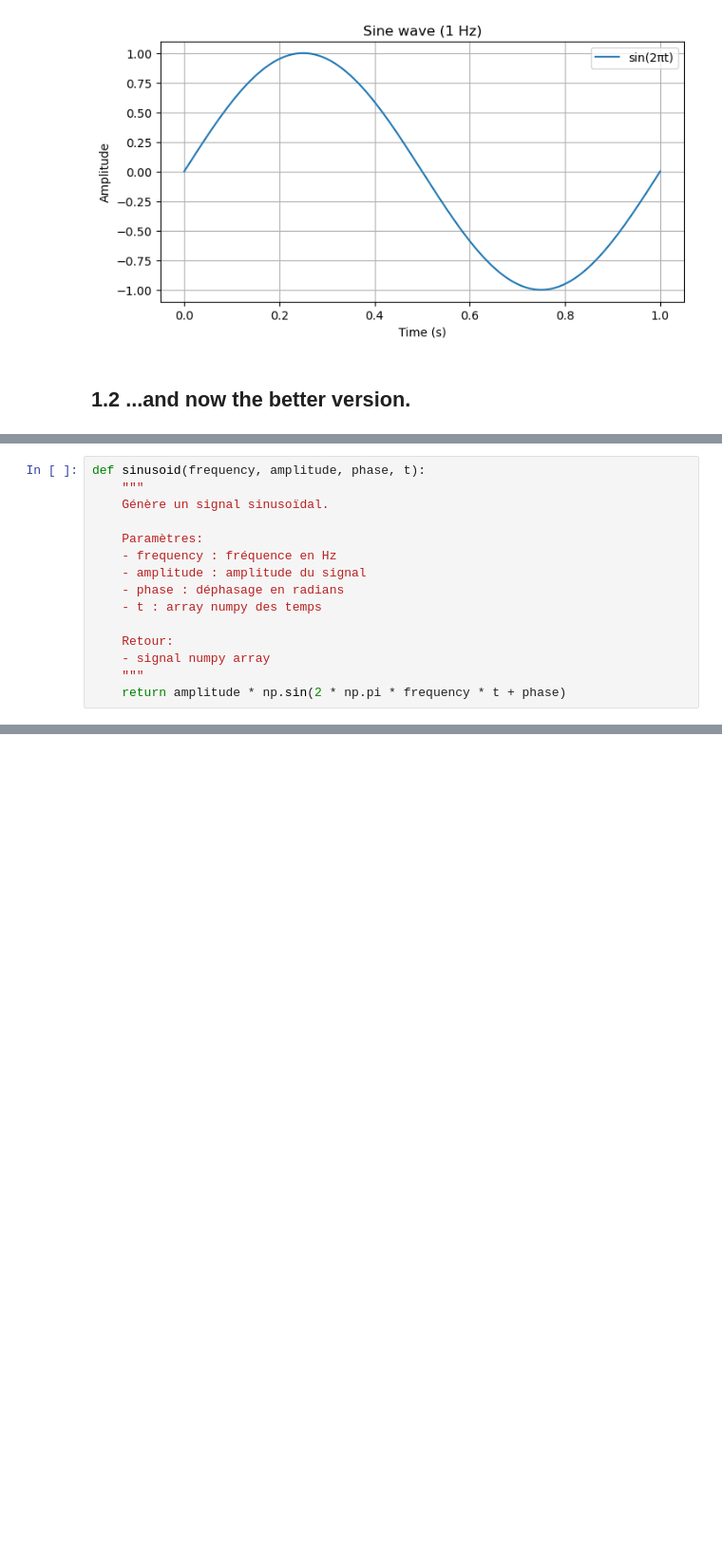
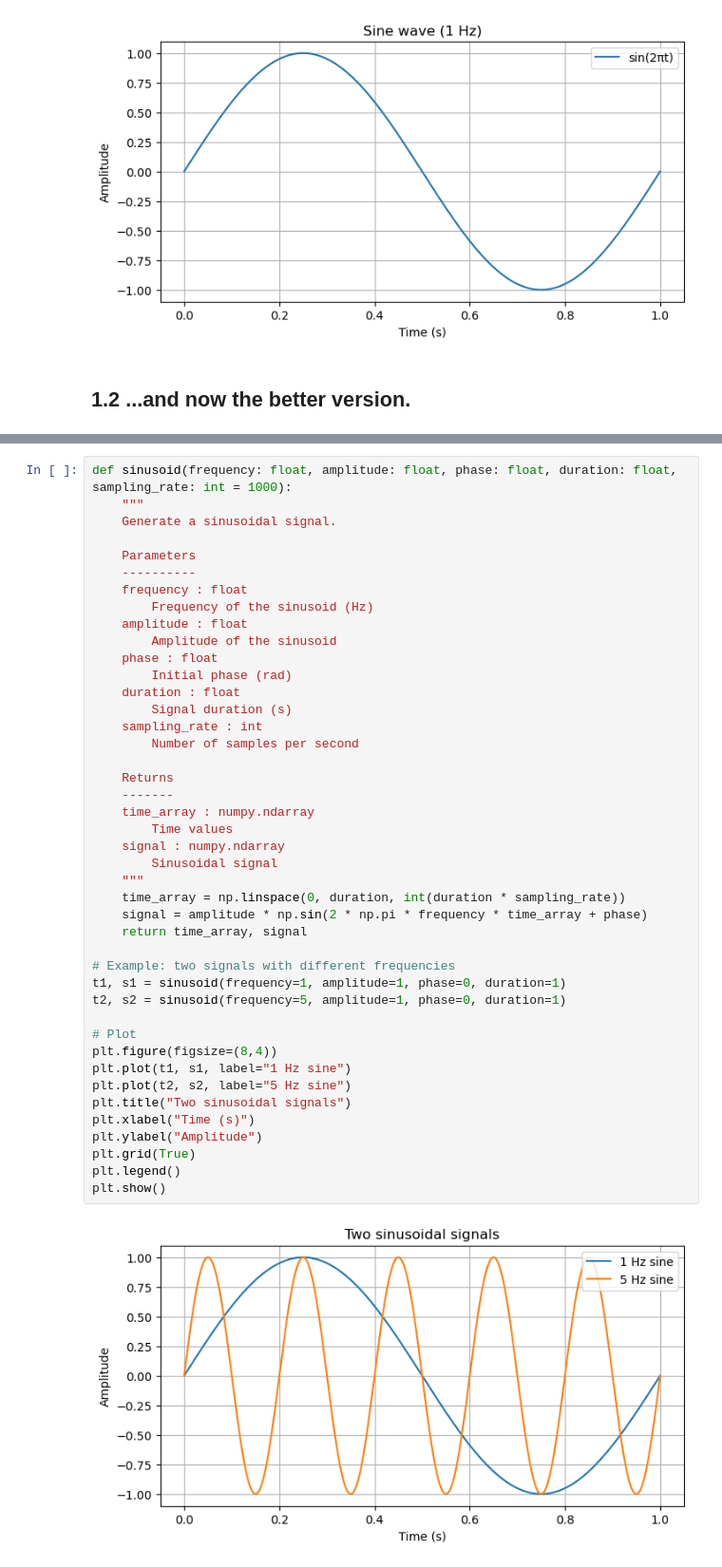
Before and after one commit to Baptoudu36/Series02-Python, a Jupyter notebook: python-series02.ipynb, the cells around one changed output, grey strips where cells are left out. Shown: that part at 95% size. Drawn from its saved outputs; the diff is of its cells as text; blank space fills up the shorter version.

```diff
--- a/python-series02.ipynb
+++ b/python-series02.ipynb
@@ -111,15 +76,0 @@ plt.show()
-# %%
-def sinusoid(frequency, amplitude, phase, t):
-    """
-    Génère un signal sinusoïdal.
-
-    Paramètres:
-    - frequency : fréquence en Hz
-    - amplitude : amplitude du signal
-    - phase : déphasage en radians
-    - t : array numpy des temps
-
-    Retour:
-    - signal numpy array
-    """
-    return amplitude * np.sin(2 * np.pi * frequency * t + phase)
@@ -126,3 +122,48 @@ def sinusoid(frequency, amplitude, phase, t):
+# %%
+def sinusoid(frequency: float, amplitude: float, phase: float, duration: float, sampling_rate: int = 1000):
+    """
+    Generate a sinusoidal signal.
+
+    Parameters
+    ----------
+    frequency : float
+        Frequency of the sinusoid (Hz)
+    amplitude : float
+        Amplitude of the sinusoid
+    phase : float
+        Initial phase (rad)
+    duration : float
+        Signal duration (s)
+    sampling_rate : int
+        Number of samples per second
+
+    Returns
+    -------
+    time_array : numpy.ndarray
+        Time values
+    signal : numpy.ndarray
+        Sinusoidal signal
+    """
+    time_array = np.linspace(0, duration, int(duration * sampling_rate))
+    signal = amplitude * np.sin(2 * np.pi * frequency * time_array + phase)
+    return time_array, signal
+
+# Example: two signals with different frequencies
+t1, s1 = sinusoid(frequency=1, amplitude=1, phase=0, duration=1)
+t2, s2 = sinusoid(frequency=5, amplitude=1, phase=0, duration=1)
+
+# Plot
+plt.figure(figsize=(8,4))
+plt.plot(t1, s1, label="1 Hz sine")
+plt.plot(t2, s2, label="5 Hz sine")
+plt.title("Two sinusoidal signals")
+plt.xlabel("Time (s)")
+plt.ylabel("Amplitude")
+plt.grid(True)
+plt.legend()
+plt.show()
+# %% [output]
+[figure, added]
 # %%
 s1 = sinusoid(5, 1, 0, t)           # 5 Hz, amplitude 1, phase 0
 s2 = sinusoid(10, 0.5, np.pi/4, t)  # 10 Hz, amplitude 0.5, phase π/4
```
Also changed, not shown: parts of 10 cells of this notebook.
